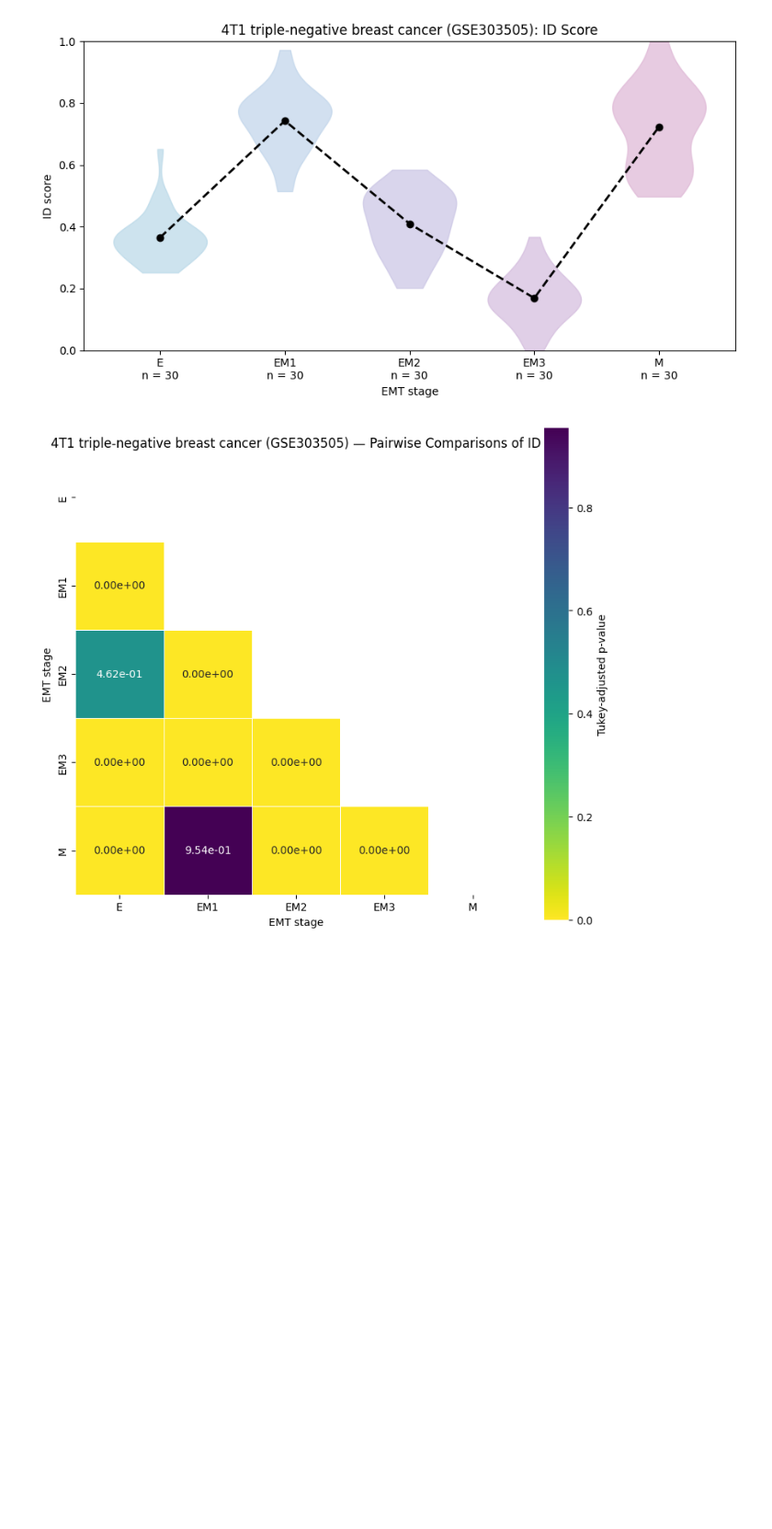
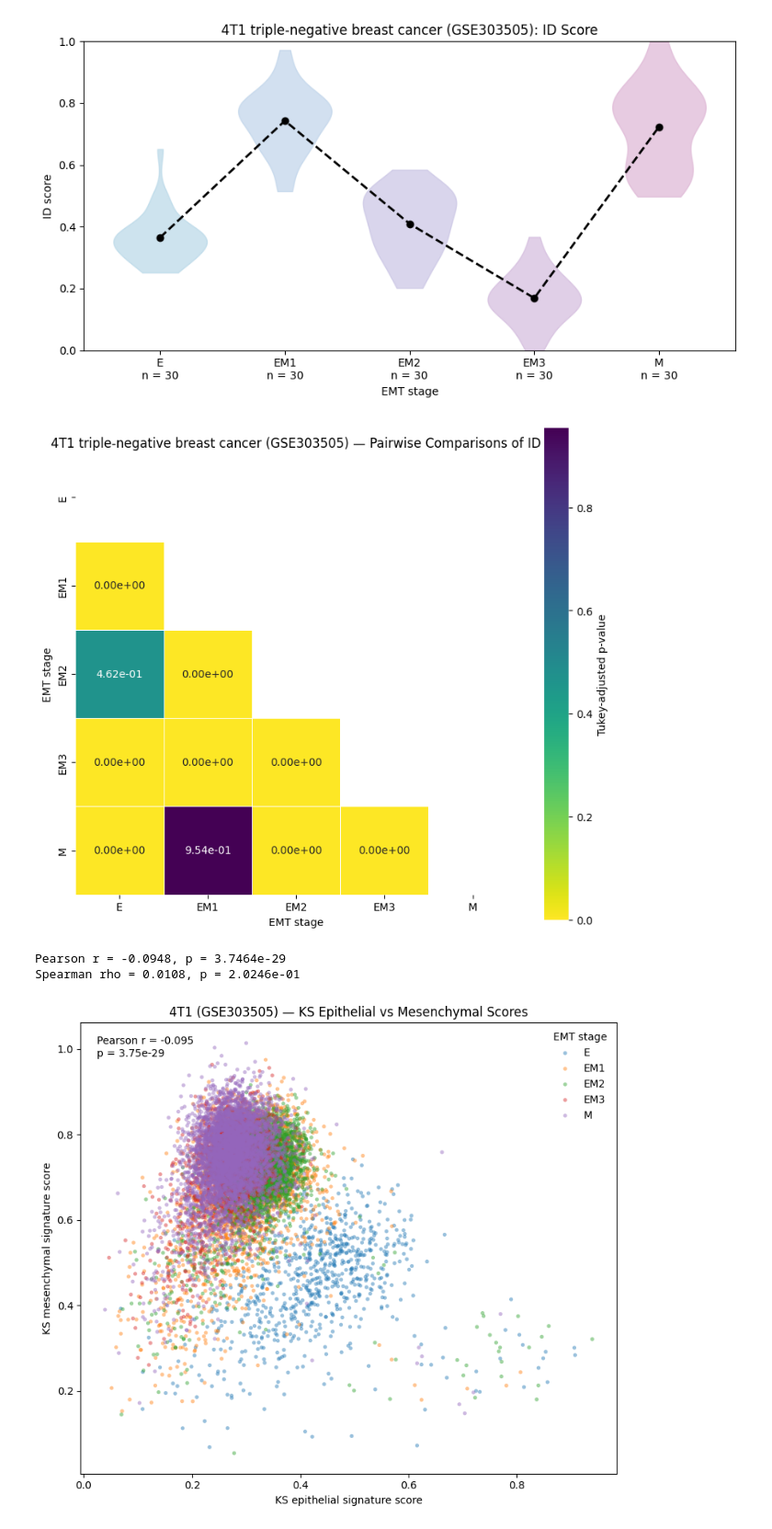
Before and after one commit to Sal7Duck/EMT_ID, a Jupyter notebook: Figure_tumor_hybrid_emt/Figures_id_Pattabiraman.ipynb, the cells around one changed output. Shown at 92% size. Drawn from its saved outputs; the diff is of its cells as text; code cells hidden in the pictures; blank space fills up the shorter version.

Commit message:
Pattabiraman epi vs mes

```diff
--- a/Figure_tumor_hybrid_emt/Figures_id_Pattabiraman.ipynb
+++ b/Figure_tumor_hybrid_emt/Figures_id_Pattabiraman.ipynb
@@ -137,3 +137,68 @@ plt.tight_layout()
 plt.show()
 # %% [output]
 [figure]
+# %%
+from pathlib import Path
+import pandas as pd
+import matplotlib.pyplot as plt
+from scipy.stats import pearsonr, spearmanr
+
+csv_path = Path(
+    "/home/csb/Saloni/EMT_ID/EMT_ID/Figure_tumor_hybrid_emt/"
+    "source_data/Pattabiraman_KS_epi_mes_scores.csv"
+)
+plot_data = pd.read_csv(csv_path).dropna(
+    subset=["KS_epi_score", "KS_mes_score", "Sample"]
+)
+
+pearson_r, pearson_p = pearsonr(
+    plot_data["KS_epi_score"], plot_data["KS_mes_score"]
+)
+spearman_r, spearman_p = spearmanr(
+    plot_data["KS_epi_score"], plot_data["KS_mes_score"]
+)
+print(f"Pearson r = {pearson_r:.4f}, p = {pearson_p:.4e}")
+print(f"Spearman rho = {spearman_r:.4f}, p = {spearman_p:.4e}")
+
+sample_order = ["E", "EM1", "EM2", "EM3", "M"]
+sample_colors = {
+    "E": "tab:blue",
+    "EM1": "tab:orange",
+    "EM2": "tab:green",
+    "EM3": "tab:red",
+    "M": "tab:purple",
+}
+
+fig, ax = plt.subplots(figsize=(8, 7))
+
+for stage in sample_order:
+    subset = plot_data[plot_data["Sample"] == stage]
+    if not subset.empty:
+        ax.scatter(
+            subset["KS_epi_score"],
+            subset["KS_mes_score"],
+            s=14,
+            alpha=0.45,
+            color=sample_colors[stage],
+            label=stage,
+            edgecolors="none",
+        )
+
+ax.text(
+    0.03,
+    0.97,
+    f"Pearson r = {pearson_r:.3f}\np = {pearson_p:.2e}",
+    transform=ax.transAxes,
+    ha="left",
+    va="top",
+)
+ax.set_xlabel("KS epithelial signature score")
+ax.set_ylabel("KS mesenchymal signature score")
+ax.set_title("4T1 (GSE303505) — KS Epithelial vs Mesenchymal Scores")
+ax.legend(title="EMT stage", frameon=False)
+plt.tight_layout()
+plt.show()
+# %% [output]
+Pearson r = -0.0948, p = 3.7464e-29
+Spearman rho = 0.0108, p = 2.0246e-01
+[figure, added]
```
Also changed, not shown: 2 other files.
